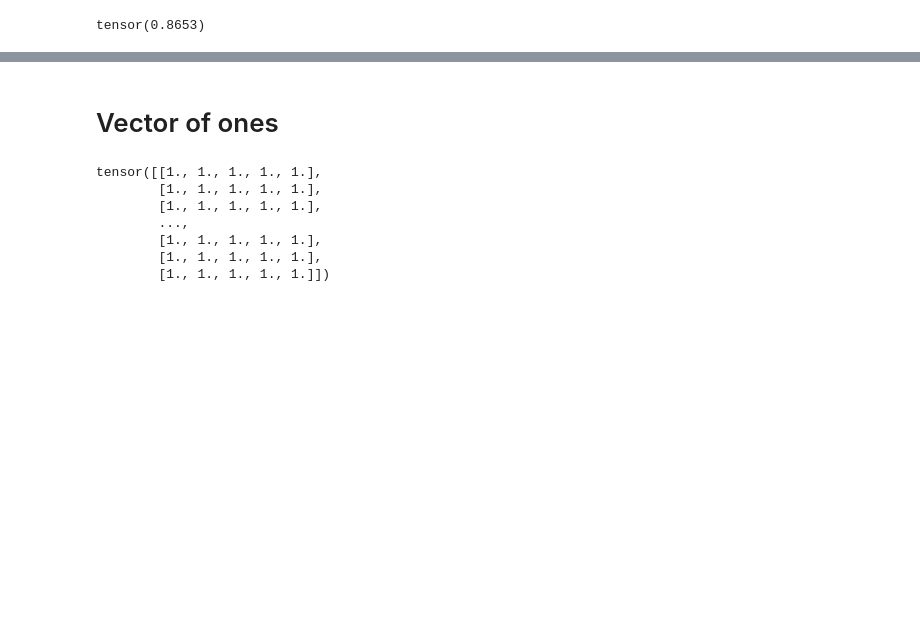
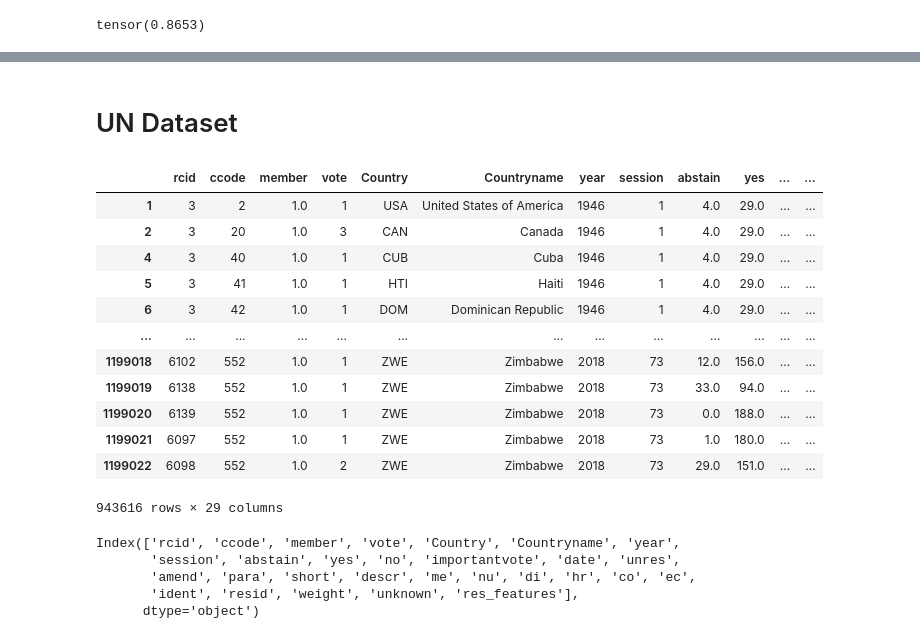
Before and after one commit to sofiperez91/LASE, a Jupyter notebook: notebooks/bipartite_link_prediction.ipynb, the cells around one changed output, grey strips where cells are left out. Saved outputs shown, nothing was run; the diff lists cells and outputs as text; code cells hidden in the pictures; blank space fills up the shorter version.

```diff
--- a/notebooks/bipartite_link_prediction.ipynb
+++ b/notebooks/bipartite_link_prediction.ipynb
@@ -997,14 +1428,2 @@ tensor(0.8558)
-# %% [markdown]
-# Vector of ones
-# %%
-torch.manual_seed(42)
-ones_features=torch.ones([410, 5])
-ones_features
-# %% [output]
-tensor([[1., 1., 1., 1., 1.],
-        [1., 1., 1., 1., 1.],
-        [1., 1., 1., 1., 1.],
-        ...,
-        [1., 1., 1., 1., 1.],
-        [1., 1., 1., 1., 1.],
-        [1., 1., 1., 1., 1.]])
+# %% [markdown]
+# UN Dataset
@@ -1010,0 +1609,25 @@ tensor([[1., 1., 1., 1., 1.],
+# %%
+votes_df = load_un_dataset('data/UNVotes-1.csv', unknown_votes=True)
+votes_df
+# %% [output]
+|  | rcid | ccode | member | vote | Country | Countryname | year | session | abstain | yes | ... | ... |
+| 1 | 3 | 2 | 1.0 | 1 | USA | United States of America | 1946 | 1 | 4.0 | 29.0 | ... | ... |
+| 2 | 3 | 20 | 1.0 | 3 | CAN | Canada | 1946 | 1 | 4.0 | 29.0 | ... | ... |
+| 4 | 3 | 40 | 1.0 | 1 | CUB | Cuba | 1946 | 1 | 4.0 | 29.0 | ... | ... |
+| 5 | 3 | 41 | 1.0 | 1 | HTI | Haiti | 1946 | 1 | 4.0 | 29.0 | ... | ... |
+| 6 | 3 | 42 | 1.0 | 1 | DOM | Dominican Republic | 1946 | 1 | 4.0 | 29.0 | ... | ... |
+| ... | ... | ... | ... | ... | ... | ... | ... | ... | ... | ... | ... | ... |
+| 1199018 | 6102 | 552 | 1.0 | 1 | ZWE | Zimbabwe | 2018 | 73 | 12.0 | 156.0 | ... | ... |
+| 1199019 | 6138 | 552 | 1.0 | 1 | ZWE | Zimbabwe | 2018 | 73 | 33.0 | 94.0 | ... | ... |
+| 1199020 | 6139 | 552 | 1.0 | 1 | ZWE | Zimbabwe | 2018 | 73 | 0.0 | 188.0 | ... | ... |
+| 1199021 | 6097 | 552 | 1.0 | 1 | ZWE | Zimbabwe | 2018 | 73 | 1.0 | 180.0 | ... | ... |
+| 1199022 | 6098 | 552 | 1.0 | 2 | ZWE | Zimbabwe | 2018 | 73 | 29.0 | 151.0 | ... | ... |
+943616 rows × 29 columns
+# %%
+votes_df.columns
+# %% [output]
+Index(['rcid', 'ccode', 'member', 'vote', 'Country', 'Countryname', 'year',
+       'session', 'abstain', 'yes', 'no', 'importantvote', 'date', 'unres',
+       'amend', 'para', 'short', 'descr', 'me', 'nu', 'di', 'hr', 'co', 'ec',
+       'ident', 'resid', 'weight', 'unknown', 'res_features'],
+      dtype='object')
```
Also changed, not shown: parts of 55 cells of this notebook, 2 other files.
